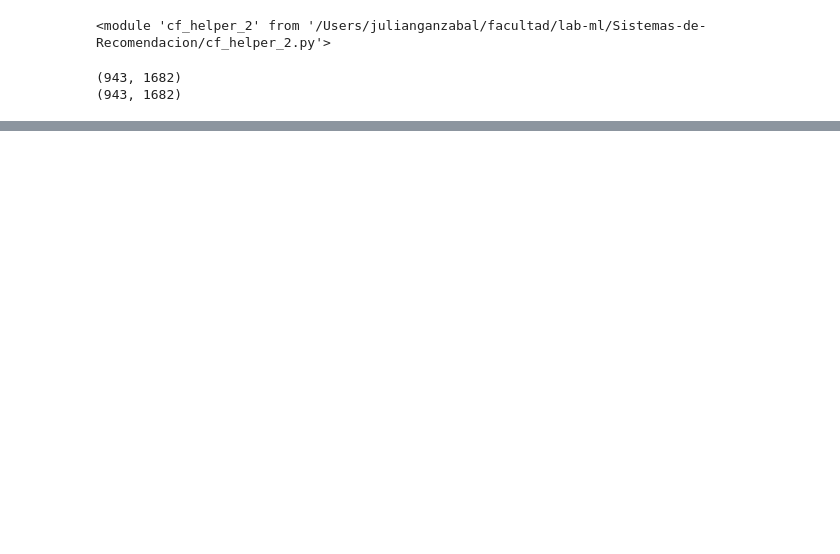
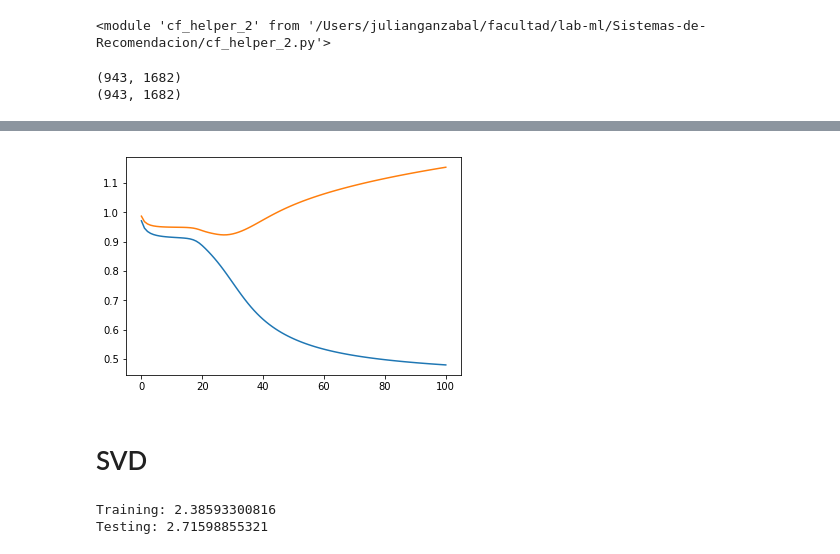
Before and after one commit to lab-ml-itba/14_Sistemas_Recomendacion, a Jupyter notebook: 2_MovieLens Testing.ipynb, the cells around one changed output, grey strips where cells are left out. Saved outputs shown, nothing was run; the diff lists cells and outputs as text; code cells hidden in the pictures; blank space fills up the shorter version.

```diff
--- a/2_MovieLens Testing.ipynb
+++ b/2_MovieLens Testing.ipynb
@@ -145,0 +176,8 @@ f.show()
+# %%
+plt.plot(train_rmse_vector)
+plt.plot(test_rmse_vector)
+plt.show()
+# %% [output]
+[figure, added]
+# %% [markdown]
+# SVD
@@ -145,0 +189,6 @@ f.show()
+# %%
+print('Training:',rmse(R_train, SVD_Predictions))
+print('Testing:',rmse(R_test, SVD_Predictions))
+# %% [output]
+Training: 2.38593300816
+Testing: 2.71598855321
```
Also changed, not shown: parts of 21 cells of this notebook, 1 other file.
